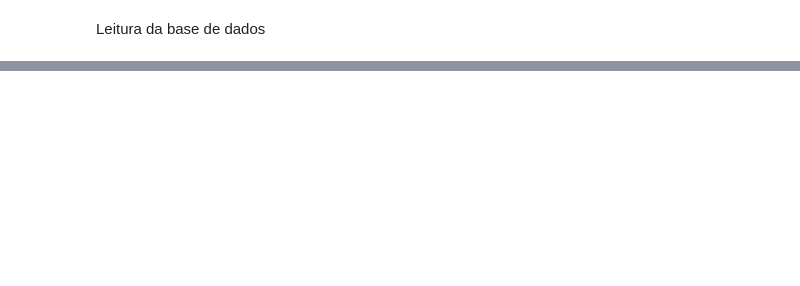
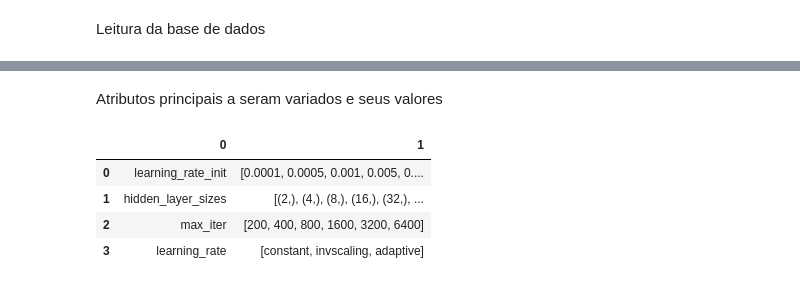
Before and after one commit to pedro00dk/nnmammo, a Jupyter notebook: nnmammo.ipynb, the cells around one changed output, grey strips where cells are left out. Saved outputs shown, nothing was run; the diff lists cells and outputs as text; code cells hidden in the pictures; blank space fills up the shorter version.

```diff
--- a/nnmammo.ipynb
+++ b/nnmammo.ipynb
@@ -6,17 +3,20 @@
 # %% [markdown]
 Leitura da base de dados
 # %%
-import numpy as np
 import pandas as pd
+
 from imblearn.over_sampling import RandomOverSampler, SMOTE
 from imblearn.under_sampling import ClusterCentroids, RandomUnderSampler
 
-from extended_support import cross_validate_model_configuration_variations_scores, \
-    plot_configuration_variation_cross_validation_scores_info, \
-    plot_samples_configuration_variations_cross_validation_scores_means, ModMLPClassifier
+from extensions import *
+from IPython.display import display
+from plot_util import *
+from train_util import *
 
-print('reading database')
+NOTEBOOK = True
 
+print('read database')
 db_file = 'database.csv'
-
-df = pd.read_csv(db_file, header=None)
+db_frame = pd.read_csv(db_file, header=None)
+print(f'instances: {db_frame.shape[0]}')
+print()
@@ -122,0 +130,20 @@ for name, configurations_fold_scores in samples_scores.items():
+# %% [markdown]
+Atributos principais a seram variados e seus valores
+# %%
+variations = [
+    ('learning_rate_init', [0.0001, 0.0005, 0.001, 0.005, 0.01, 0.05]),
+    ('hidden_layer_sizes', [(2 ** x,) for x in range(1, 8)]),
+    ('max_iter', [200, 400, 800, 1600, 3200, 6400]),
+    ('learning_rate', ['constant', 'invscaling', 'adaptive'])
+]
+
+if NOTEBOOK:
+    display(pd.DataFrame(variations))
+else:
+    print(pd.DataFrame(variations).to_string())
+# %% [output]
+|  | 0 | 1 |
+| 0 | learning_rate_init | [0.0001, 0.0005, 0.001, 0.005, 0.... |
+| 1 | hidden_layer_sizes | [(2,), (4,), (8,), (16,), (32,), ... |
+| 2 | max_iter | [200, 400, 800, 1600, 3200, 6400] |
+| 3 | learning_rate | [constant, invscaling, adaptive] |
```
Also changed, not shown: parts of 18 cells of this notebook, 1 other file.
